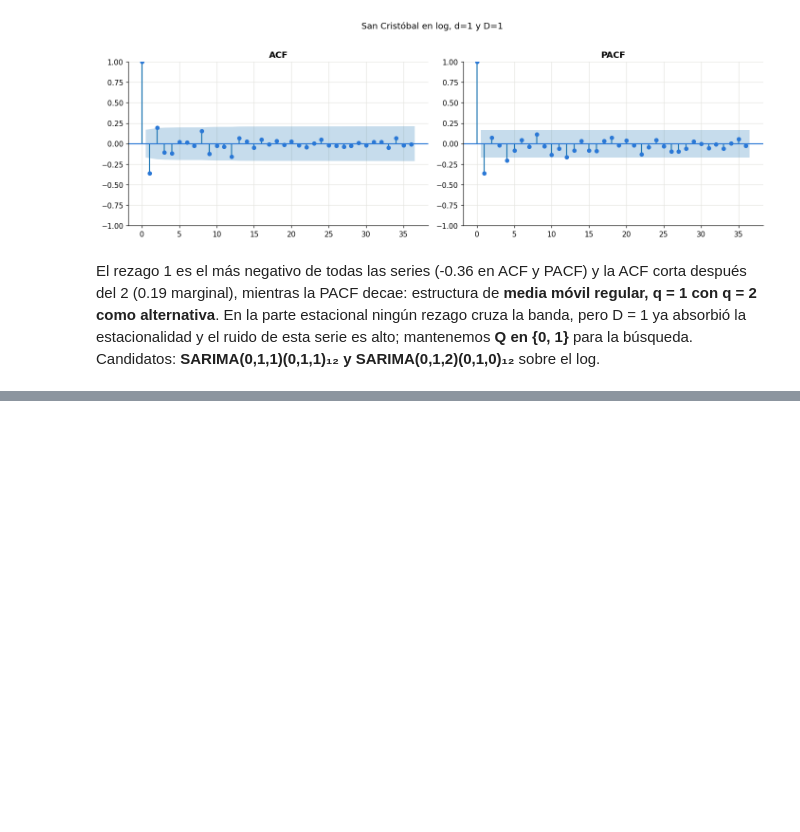
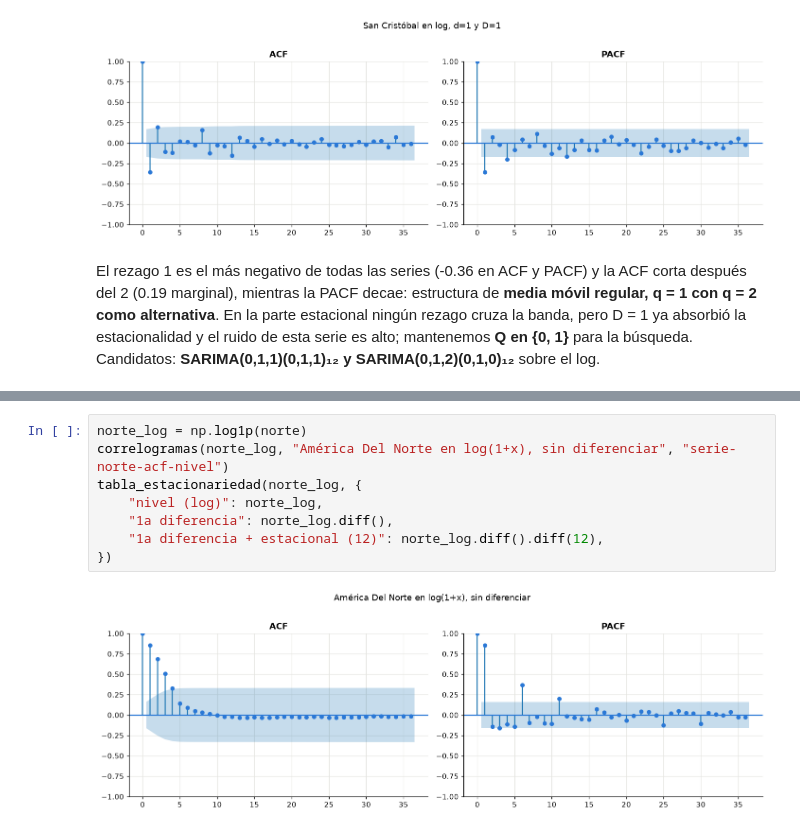
Before and after one commit to Fercho1118/Laboratorio-1-Series-de-Tiempo, a Jupyter notebook: notebooks/analisis-series.ipynb, the cells around one changed output, grey strips where cells are left out. Cells and saved outputs as stored; diff of their text form; blank space fills up the shorter version.

```diff
--- a/notebooks/analisis-series.ipynb
+++ b/notebooks/analisis-series.ipynb
@@ -816,0 +923,10 @@ búsqueda. Candidatos: **SARIMA(0,1,1)(0,1,1)₁₂ y SARIMA(0,1,2)(0,1,0)₁₂
+# %%
+norte_log = np.log1p(norte)
+correlogramas(norte_log, "América Del Norte en log(1+x), sin diferenciar", "serie-norte-acf-nivel")
+tabla_estacionariedad(norte_log, {
+    "nivel (log)": norte_log,
+    "1a diferencia": norte_log.diff(),
+    "1a diferencia + estacional (12)": norte_log.diff().diff(12),
+})
+# %% [output]
+[figure, added]
```
Also changed, not shown: parts of 29 cells of this notebook.
